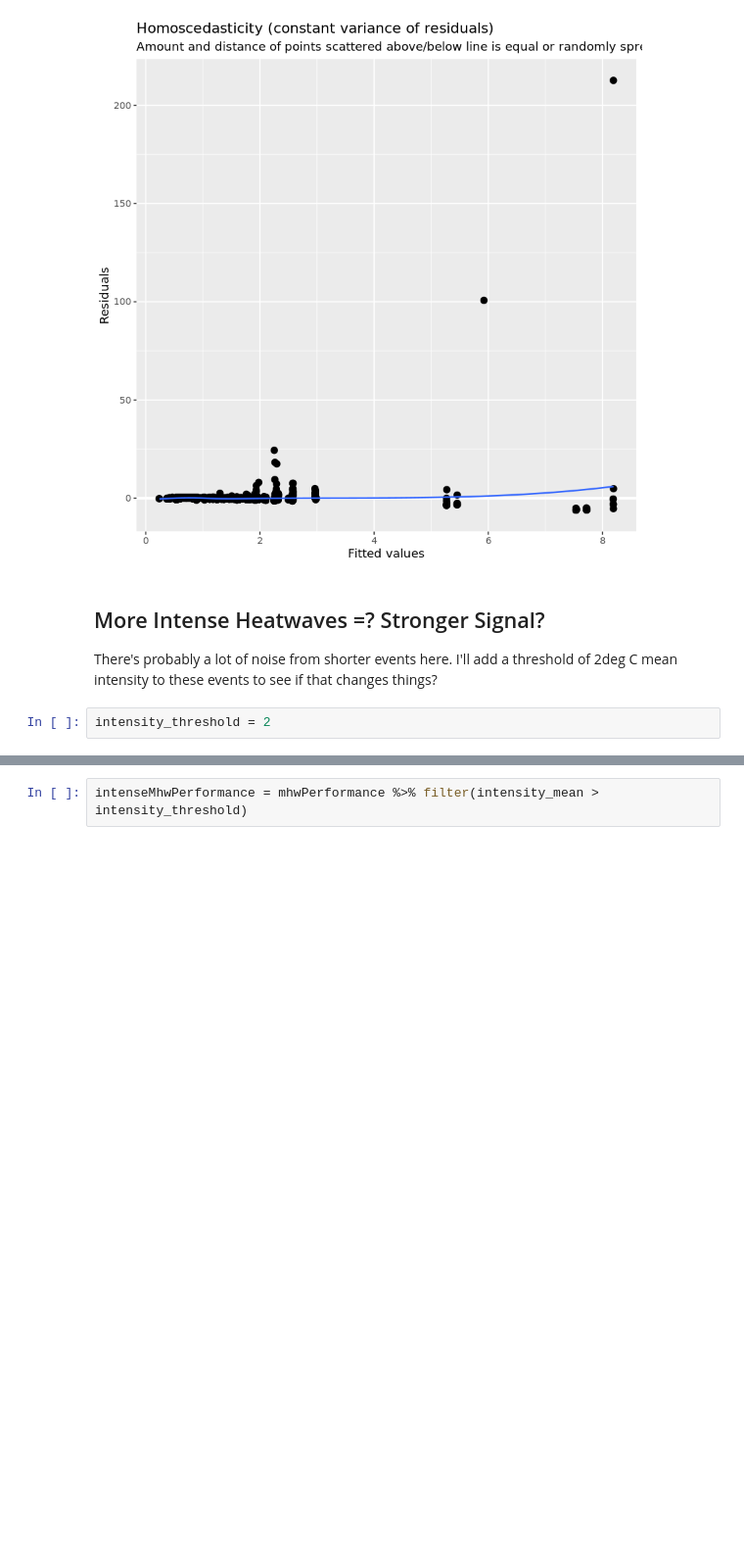
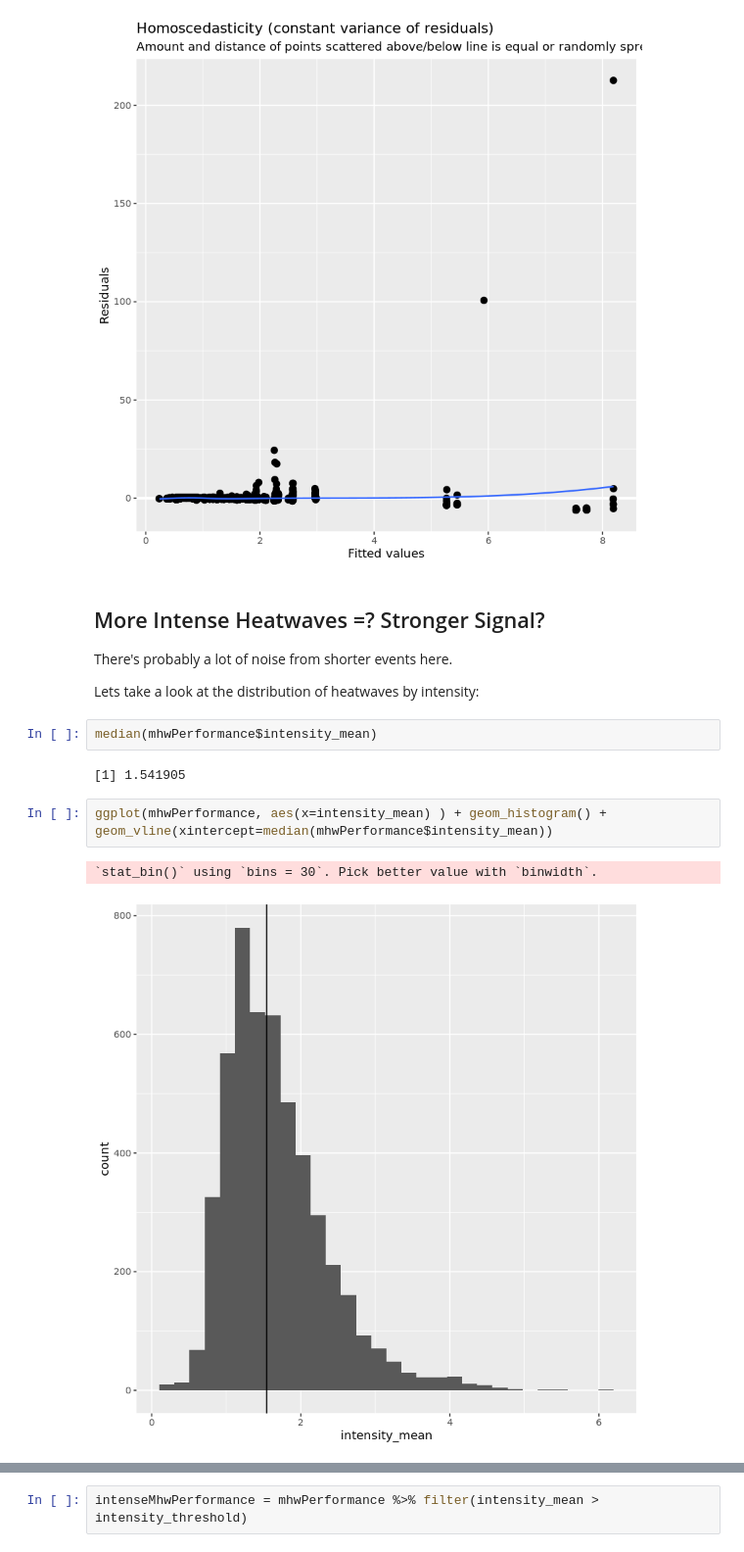
Before and after one commit to HuckleyLab/phyto-mhw, a Jupyter notebook: analysis/modeling/Phytoplankton-LMM.R.ipynb, the cells around one changed output, grey strips where cells are left out. Shown at 98% size. Drawn from its saved outputs; the diff is of its cells as text; blank space fills up the shorter version.

```diff
--- a/analysis/modeling/Phytoplankton-LMM.R.ipynb
+++ b/analysis/modeling/Phytoplankton-LMM.R.ipynb
@@ -264,6 +264,15 @@ plot_model(season_re, type='diag')
 # %% [markdown]
 ## More Intense Heatwaves =? Stronger Signal?
 
-There's probably a lot of noise from shorter events here. I'll add a threshold of 2deg C mean intensity to these events to see if that changes things?
+There's probably a lot of noise from shorter events here.
+
+Lets take a look at the distribution of heatwaves by intensity:
-# %%
-intensity_threshold = 2
+# %%
+median(mhwPerformance$intensity_mean)
+# %% [output]
+[1] 1.541905
+# %%
+ggplot(mhwPerformance, aes(x=intensity_mean) ) + geom_histogram() + geom_vline(xintercept=median(mhwPerformance$intensity_mean))
+# %% [output]
+`stat_bin()` using `bins = 30`. Pick better value with `binwidth`.
+[figure, added]
```
Also changed, not shown: parts of 13 cells of this notebook.
